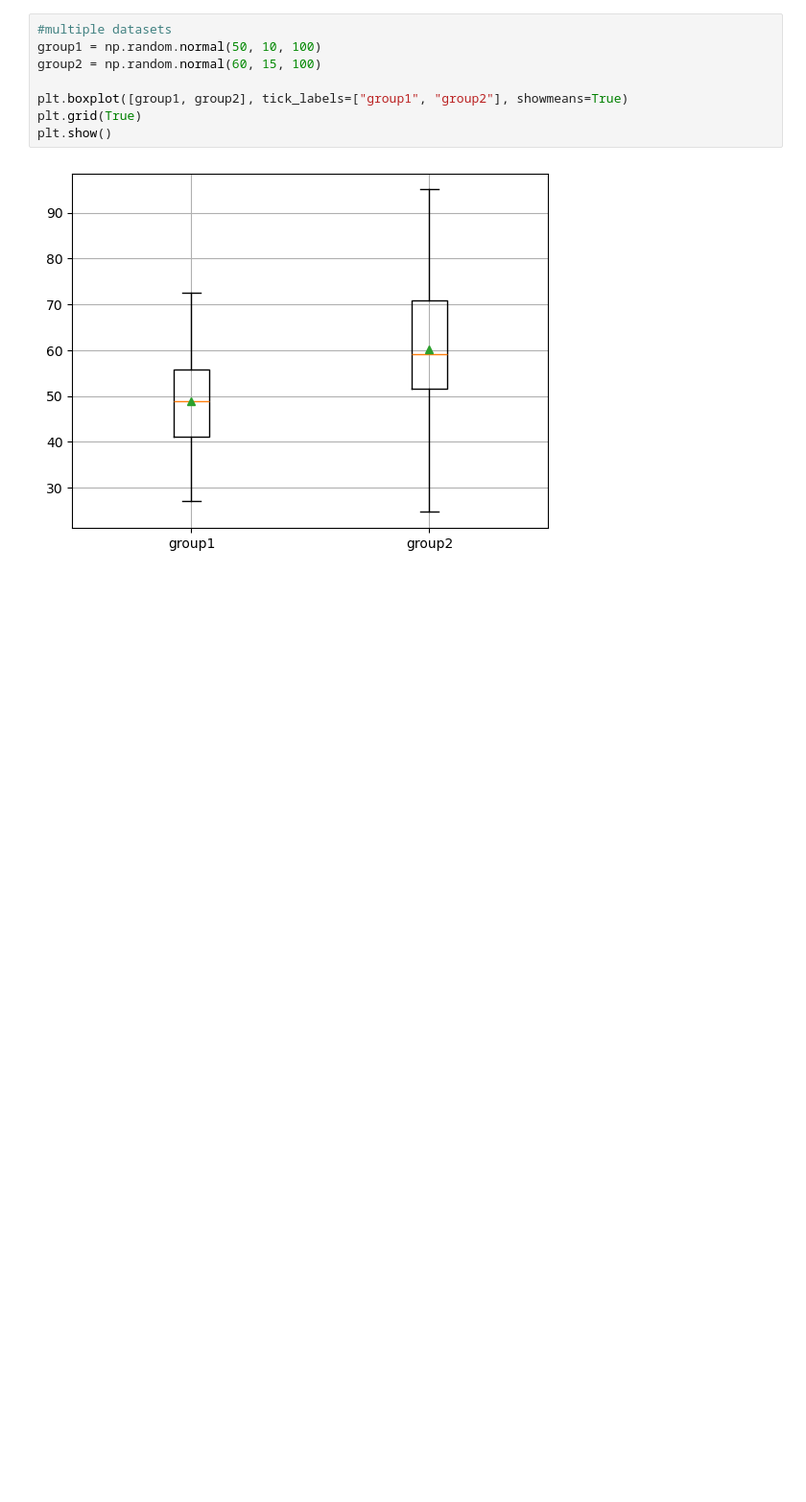
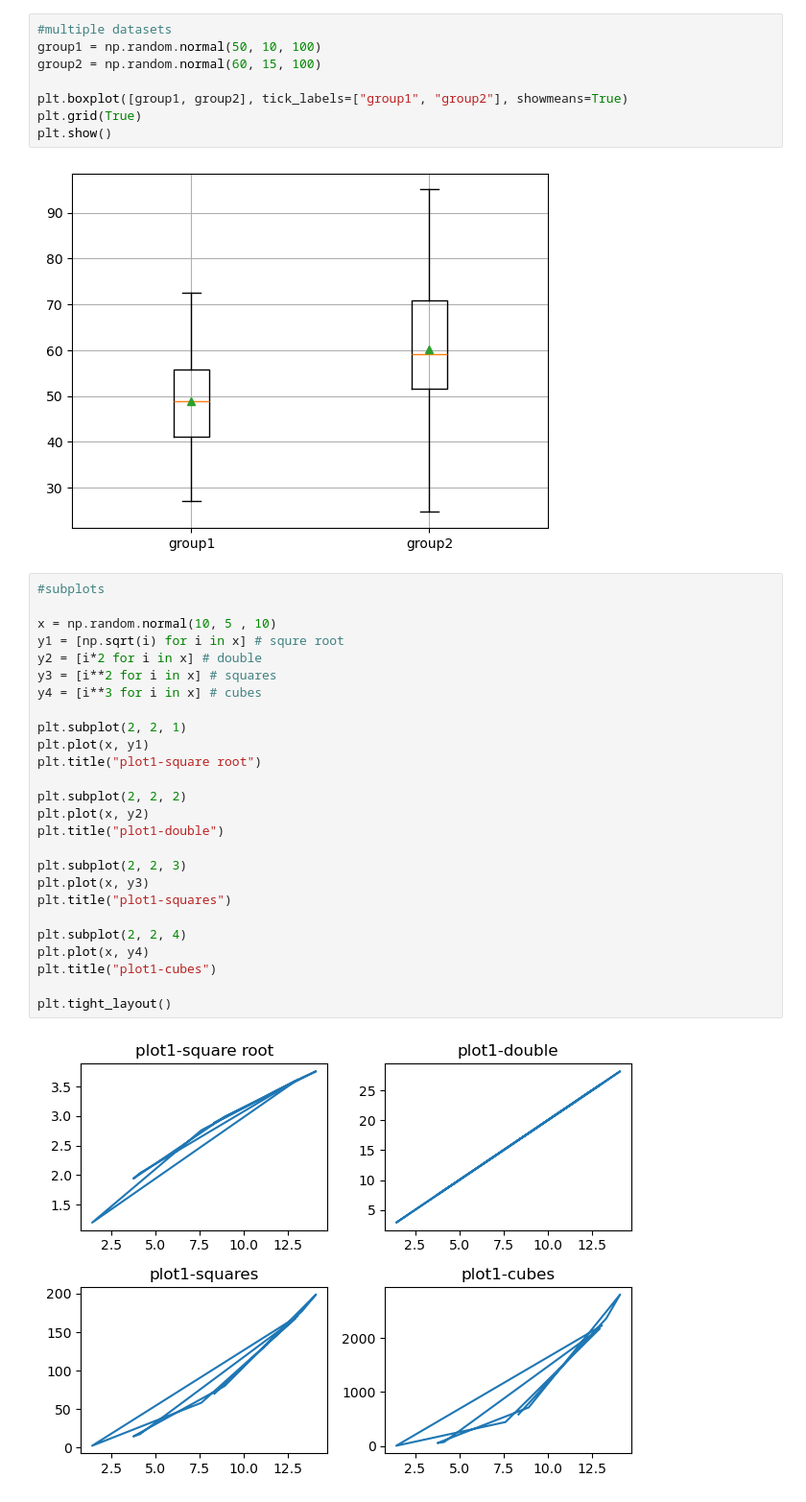
Before and after one commit to Sravankumarboini/AIML, a Jupyter notebook: DataVisualization/matplotlib.ipynb, the cells around one changed output. Shown at 96% size. Saved outputs shown, nothing was run; the diff lists cells and outputs as text; blank space fills up the shorter version.

Commit message:
subplots-object oriented api plot

```diff
--- a/DataVisualization/matplotlib.ipynb
+++ b/DataVisualization/matplotlib.ipynb
@@ -276,3 +276,31 @@ plt.grid(True)
 plt.show()
 # %% [output]
 [figure]
+# %%
+#subplots
+
+x = np.random.normal(10, 5 , 10)
+y1 = [np.sqrt(i) for i in x] # squre root
+y2 = [i*2 for i in x] # double
+y3 = [i**2 for i in x] # squares
+y4 = [i**3 for i in x] # cubes
+
+plt.subplot(2, 2, 1)
+plt.plot(x, y1)
+plt.title("plot1-square root")
+
+plt.subplot(2, 2, 2)
+plt.plot(x, y2)
+plt.title("plot1-double")
+
+plt.subplot(2, 2, 3)
+plt.plot(x, y3)
+plt.title("plot1-squares")
+
+plt.subplot(2, 2, 4)
+plt.plot(x, y4)
+plt.title("plot1-cubes")
+
+plt.tight_layout()
+# %% [output]
+[figure, added]
```
Also changed, not shown: parts of 1 cell of this notebook.
